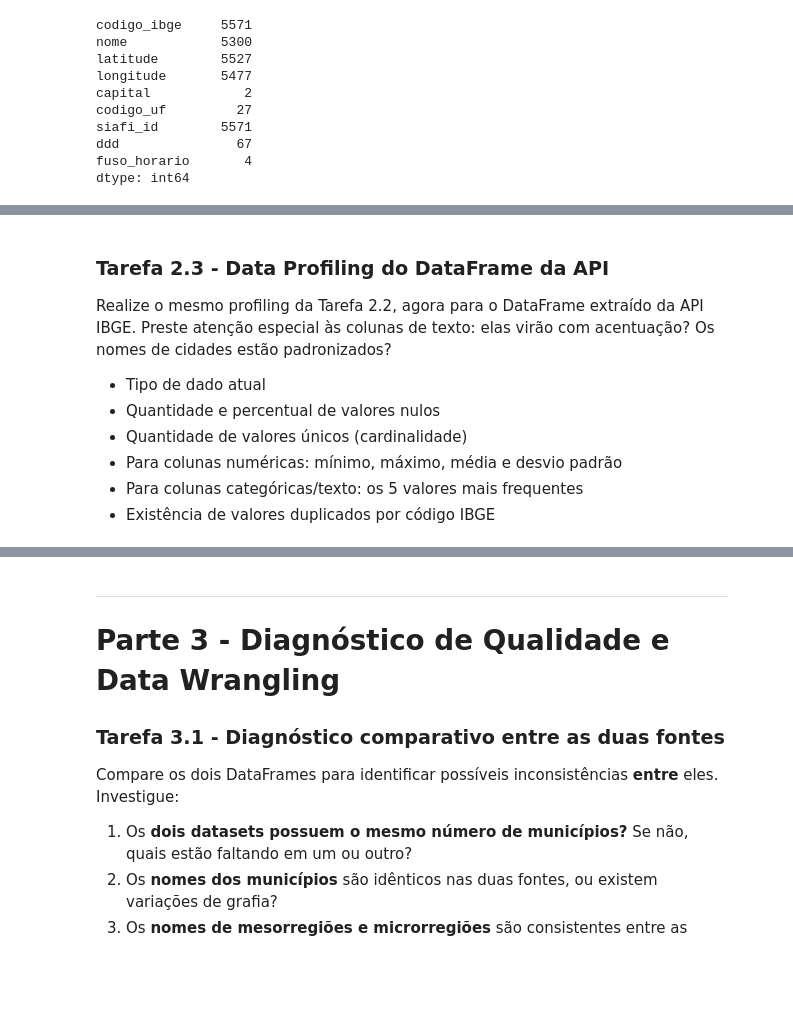
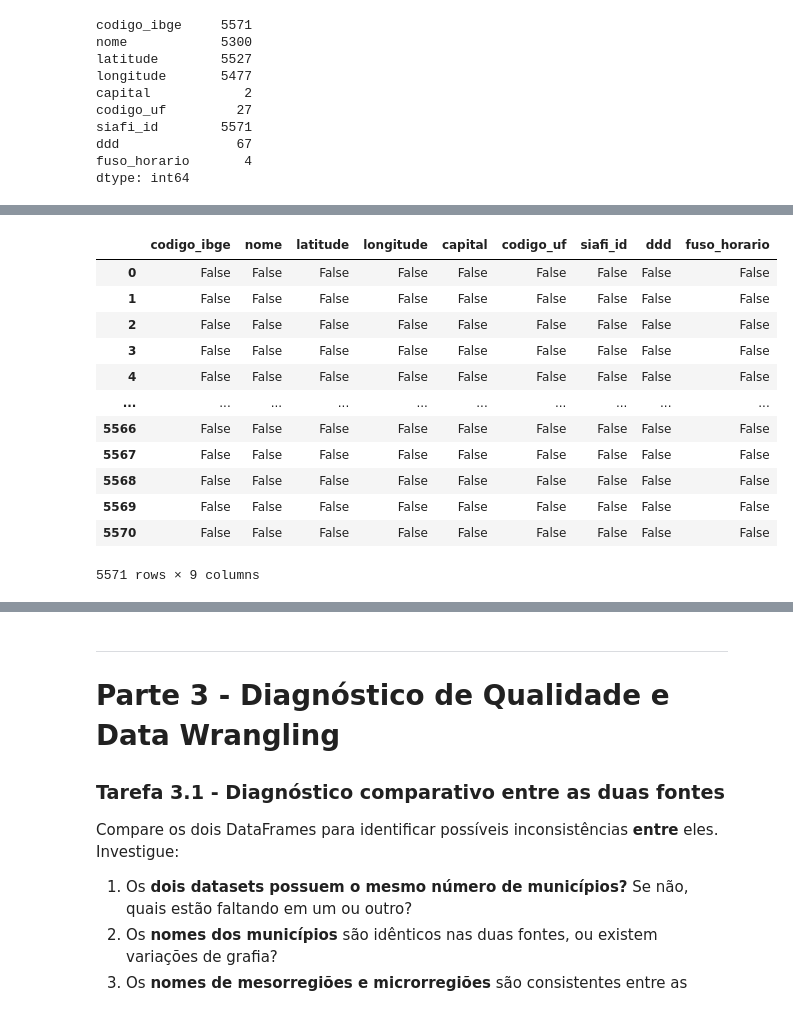
Before and after one commit to davidogral/Data-Wragling, a Jupyter notebook: Luiz/Aula 04 - Atividade de Extração e Data Wrangling.ipynb, the cells around one changed output, grey strips where cells are left out. Cells and saved outputs as stored; diff of their text form; code cells hidden in the pictures; blank space fills up the shorter version.

```diff
--- a/Luiz/Aula 04 - Atividade de Extração e Data Wrangling.ipynb
+++ b/Luiz/Aula 04 - Atividade de Extração e Data Wrangling.ipynb
@@ -293,0 +359,19 @@ df_csv['nome'].value_counts().head(5)
+# %%
+# Tarefa 2.2a - Análise de nulos e cardinalidade de cada coluna
+df_csv.info()
+
+df_csv.isnull()
+# %% [output]
+|  | codigo_ibge | nome | latitude | longitude | capital | codigo_uf | siafi_id | ddd | fuso_horario |
+| 0 | False | False | False | False | False | False | False | False | False |
+| 1 | False | False | False | False | False | False | False | False | False |
+| 2 | False | False | False | False | False | False | False | False | False |
+| 3 | False | False | False | False | False | False | False | False | False |
+| 4 | False | False | False | False | False | False | False | False | False |
+| ... | ... | ... | ... | ... | ... | ... | ... | ... | ... |
+| 5566 | False | False | False | False | False | False | False | False | False |
+| 5567 | False | False | False | False | False | False | False | False | False |
+| 5568 | False | False | False | False | False | False | False | False | False |
+| 5569 | False | False | False | False | False | False | False | False | False |
+| 5570 | False | False | False | False | False | False | False | False | False |
+5571 rows × 9 columns
@@ -294,16 +386,3 @@ df_csv['nome'].value_counts().head(5)
 # %%
 # Tarefa 2.2d - Verifique duplicatas pelo código IBGE
 print(df_csv['codigo_ibge'].duplicated().sum() )
-# %% [markdown]
-### Tarefa 2.3 - Data Profiling do DataFrame da API
-
-Realize o mesmo profiling da Tarefa 2.2, agora para o DataFrame extraído da API IBGE.
-Preste atenção especial às colunas de texto: elas virão com acentuação?
-Os nomes de cidades estão padronizados?
-
-- Tipo de dado atual
-- Quantidade e percentual de valores nulos
-- Quantidade de valores únicos (cardinalidade)
-- Para colunas numéricas: mínimo, máximo, média e desvio padrão
-- Para colunas categóricas/texto: os 5 valores mais frequentes
-- Existência de valores duplicados por código IBGE
```
Also changed, not shown: parts of 13 cells of this notebook.
